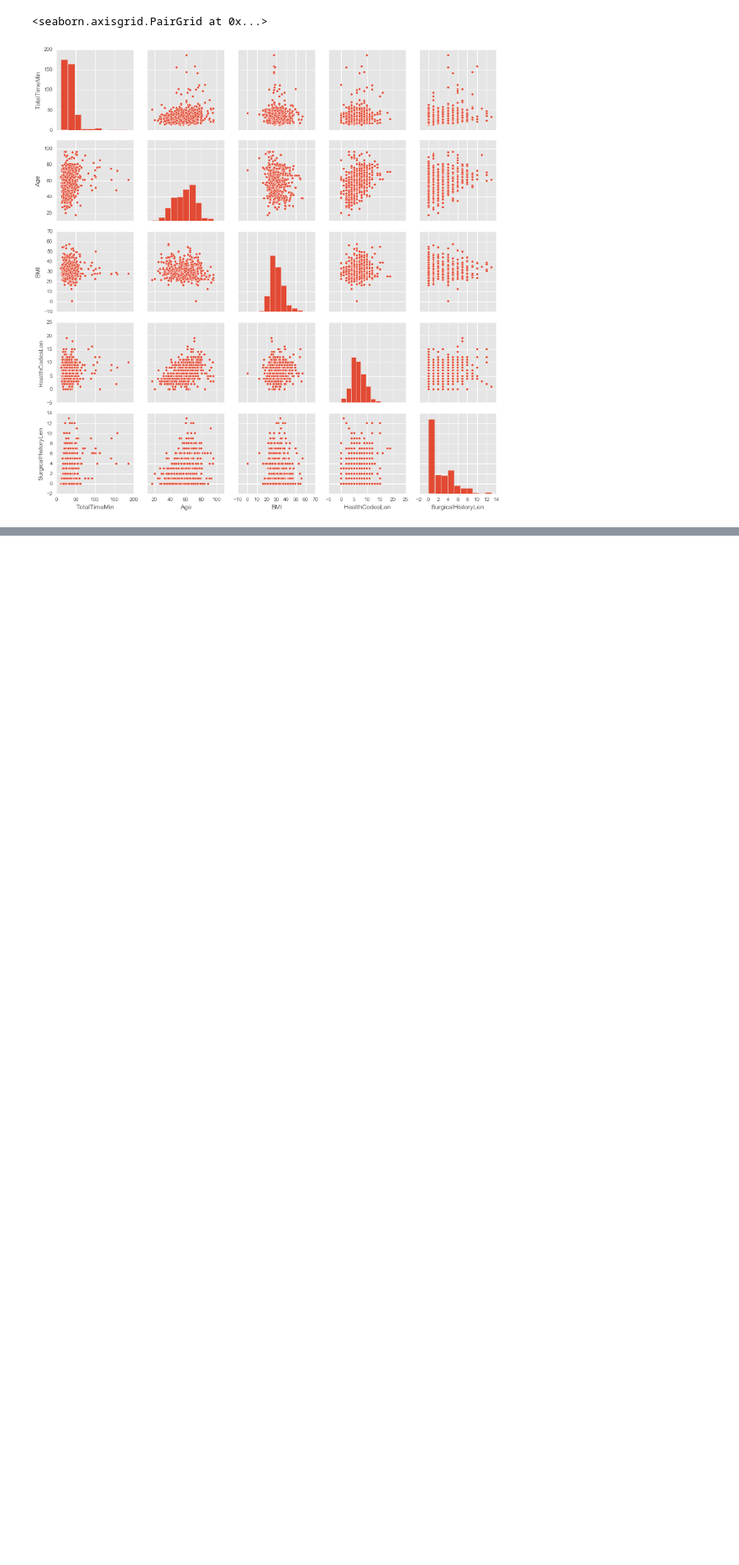
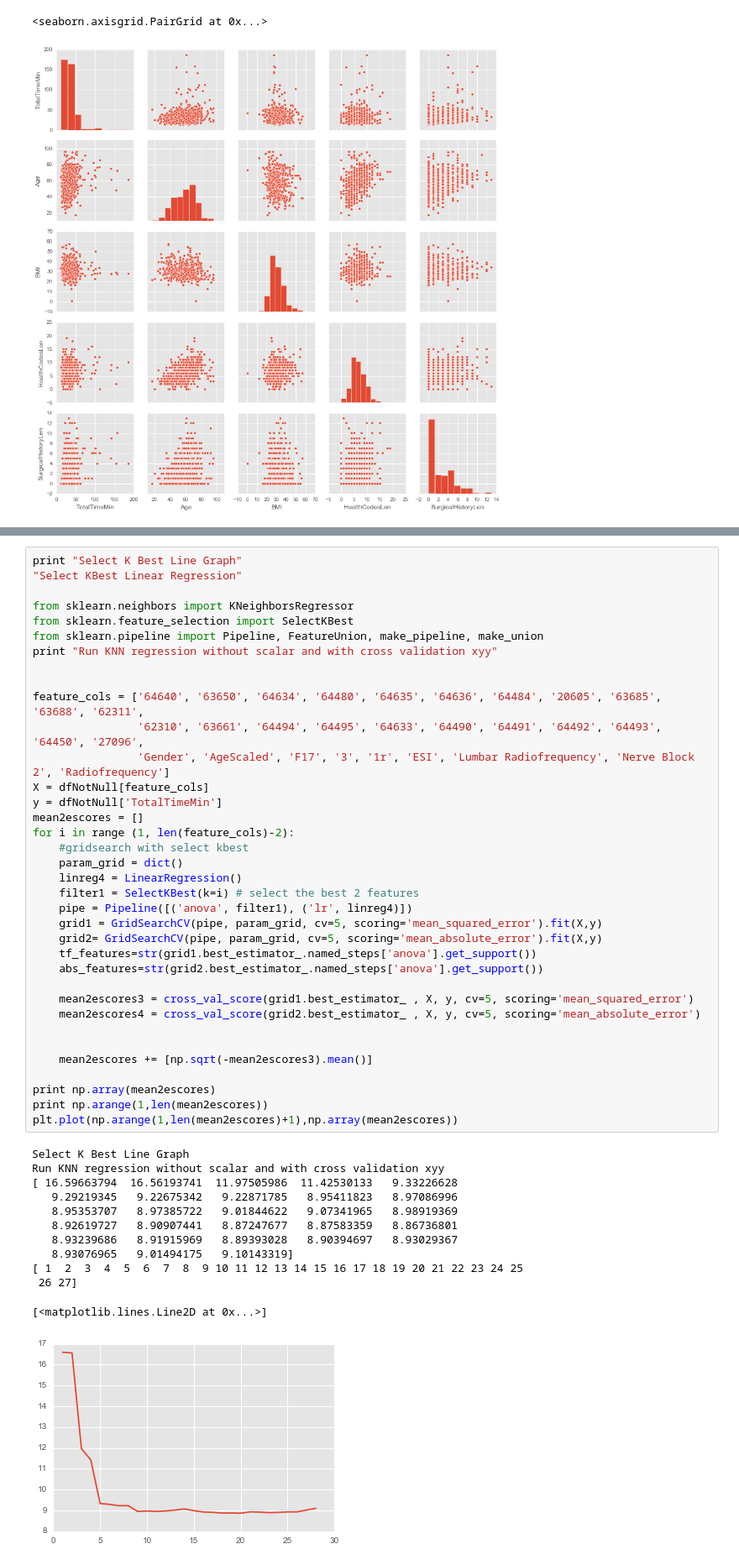
Before and after one commit to j-v-k/sfdat28, a Jupyter notebook: JVK-HOS Project/Visualizations.ipynb, the cells around one changed output, grey strips where cells are left out. Shown at 84% size. Cells and saved outputs as stored; diff of their text form; blank space fills up the shorter version.

```diff
--- a/JVK-HOS Project/Visualizations.ipynb
+++ b/JVK-HOS Project/Visualizations.ipynb
@@ -160,0 +162,49 @@ plt.show()
+# %%
+print "Select K Best Line Graph"
+"Select KBest Linear Regression"
+
+from sklearn.neighbors import KNeighborsRegressor
+from sklearn.feature_selection import SelectKBest
+from sklearn.pipeline import Pipeline, FeatureUnion, make_pipeline, make_union
+print "Run KNN regression without scalar and with cross validation xyy"
+
+
+feature_cols = ['64640', '63650', '64634', '64480', '64635', '64636', '64484', '20605', '63685', '63688', '62311',
+                '62310', '63661', '64494', '64495', '64633', '64490', '64491', '64492', '64493', '64450', '27096',
+                'Gender', 'AgeScaled', 'F17', '3', '1r', 'ESI', 'Lumbar Radiofrequency', 'Nerve Block 2', 'Radiofrequency']
+X = dfNotNull[feature_cols]
+y = dfNotNull['TotalTimeMin']
+mean2escores = []
+for i in range (1, len(feature_cols)-2):
+    #gridsearch with select kbest
+    param_grid = dict()
+    linreg4 = LinearRegression()
+    filter1 = SelectKBest(k=i) # select the best 2 features
+    pipe = Pipeline([('anova', filter1), ('lr', linreg4)])
+    grid1 = GridSearchCV(pipe, param_grid, cv=5, scoring='mean_squared_error').fit(X,y)
+    grid2= GridSearchCV(pipe, param_grid, cv=5, scoring='mean_absolute_error').fit(X,y)
+    tf_features=str(grid1.best_estimator_.named_steps['anova'].get_support())
+    abs_features=str(grid2.best_estimator_.named_steps['anova'].get_support())
+
+    mean2escores3 = cross_val_score(grid1.best_estimator_ , X, y, cv=5, scoring='mean_squared_error')
+    mean2escores4 = cross_val_score(grid2.best_estimator_ , X, y, cv=5, scoring='mean_absolute_error')
+
+
+    mean2escores += [np.sqrt(-mean2escores3).mean()]
+
+print np.array(mean2escores)
+print np.arange(1,len(mean2escores))
+plt.plot(np.arange(1,len(mean2escores)+1),np.array(mean2escores))
+# %% [output]
+Select K Best Line Graph
+Run KNN regression without scalar and with cross validation xyy
+[ 16.59663794  16.56193741  11.97505986  11.42530133   9.33226628
+   9.29219345   9.22675342   9.22871785   8.95411823   8.97086996
+   8.95353707   8.97385722   9.01844622   9.07341965   8.98919369
+   8.92619727   8.90907441   8.87247677   8.87583359   8.86736801
+   8.93239686   8.91915969   8.89393028   8.90394697   8.93029367
+   8.93076965   9.01494175   9.10143319]
+[ 1  2  3  4  5  6  7  8  9 10 11 12 13 14 15 16 17 18 19 20 21 22 23 24 25
+ 26 27]
+[<matplotlib.lines.Line2D at 0x...>]
+[figure, added]
```
Also changed, not shown: parts of 2 cells of this notebook, 2 other files.
